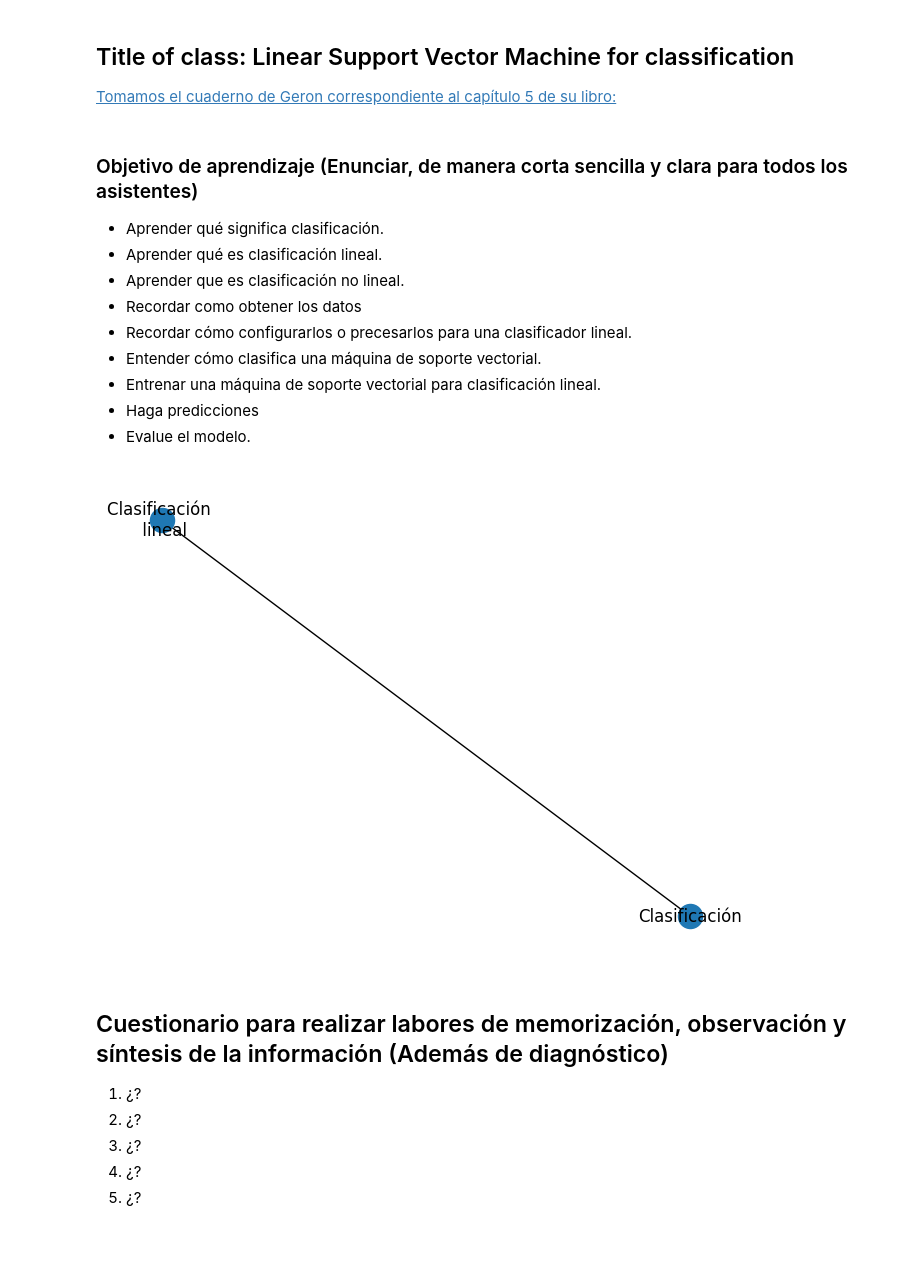
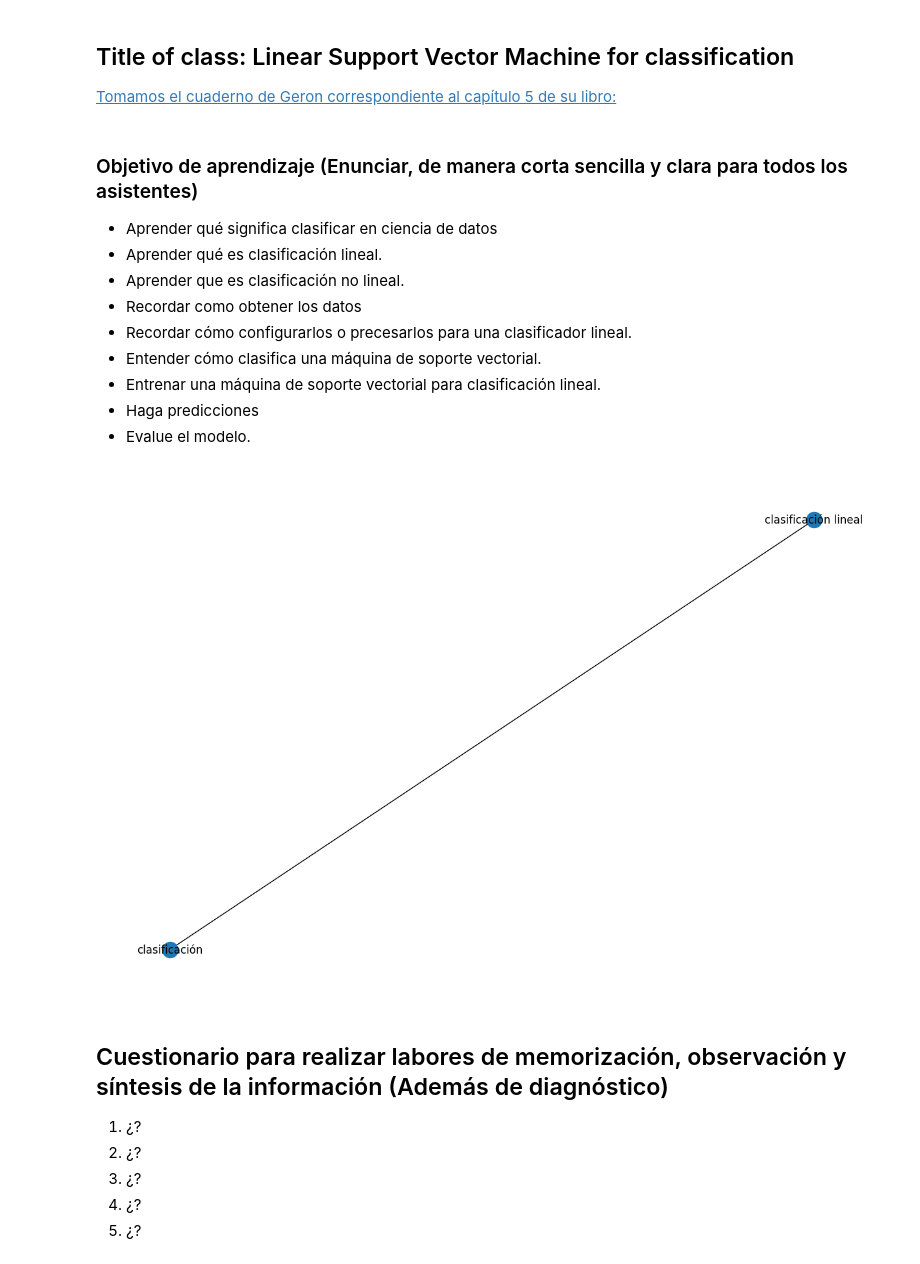
Before and after one commit to marco-canas/didactica_ciencia_datos, a Jupyter notebook: 1_curso_machine_learning/6_models/1_clasification/1_svm/1_linear_svm/1_linear_svm.ipynb, the cells around one changed output. Drawn from its saved outputs; the diff is of its cells as text; code cells hidden in the pictures.

```diff
--- a/1_curso_machine_learning/6_models/1_clasification/1_svm/1_linear_svm/1_linear_svm.ipynb
+++ b/1_curso_machine_learning/6_models/1_clasification/1_svm/1_linear_svm/1_linear_svm.ipynb
@@ -193,7 +119,7 @@ vez que otras personas nos asocien con cualquiera de estos sentimientos, disminu
 # %% [markdown]
 ### Objetivo de aprendizaje (Enunciar, de manera corta sencilla y clara para todos los asistentes)
 
-* Aprender qué significa clasificación.
+* Aprender qué significa clasificar en ciencia de datos
 * Aprender qué es clasificación lineal.
 * Aprender que es clasificación  no lineal.
 * Recordar como obtener los datos
@@ -205,28 +131,34 @@ vez que otras personas nos asocien con cualquiera de estos sentimientos, disminu
 # %%
 # Mapa conceptual de la clase
 import networkx as nx # estamos importando una librería  para hacer mapas o redes conceptuales
+import matplotlib.pyplot as plt
 
+plt.figure(figsize = (12, 8))
 G = nx.Graph()
 
 # Agregar lísta de conceptos
+c1 = 'clasificación'
+c2 = 'clasificación lineal'
 
-lista_conceptos = ['Clasificación', 'Clasificación \n lineal']
+lista_conceptos = [c1, c2]
 
 G.add_nodes_from(lista_conceptos)
 
 # Agregar las flechas de vinculación de conceptos
 
-pares_conceptos_vinculados = [('Clasificación', 'Clasificación \n lineal')]
+pares_conceptos_vinculados = [(c1, c2)]
 
 G.add_edges_from(pares_conceptos_vinculados)
 
 positions = nx.spring_layout(G)
 # recordar la idea que me dio mi hijo de especificar las posiciones en este plano bidimensional
 
 
 nx.draw(G, positions, with_labels = True)
+
+plt.savefig('clasificacion_svm.jpg')
 # %% [output]
-[figure, old version]
+[figure, new version]
 # %% [markdown]
 ## Cuestionario para realizar labores de memorización, observación y síntesis de la información (Además de diagnóstico)
 
```
Also changed, not shown: parts of 25 cells of this notebook, 3 other files.
